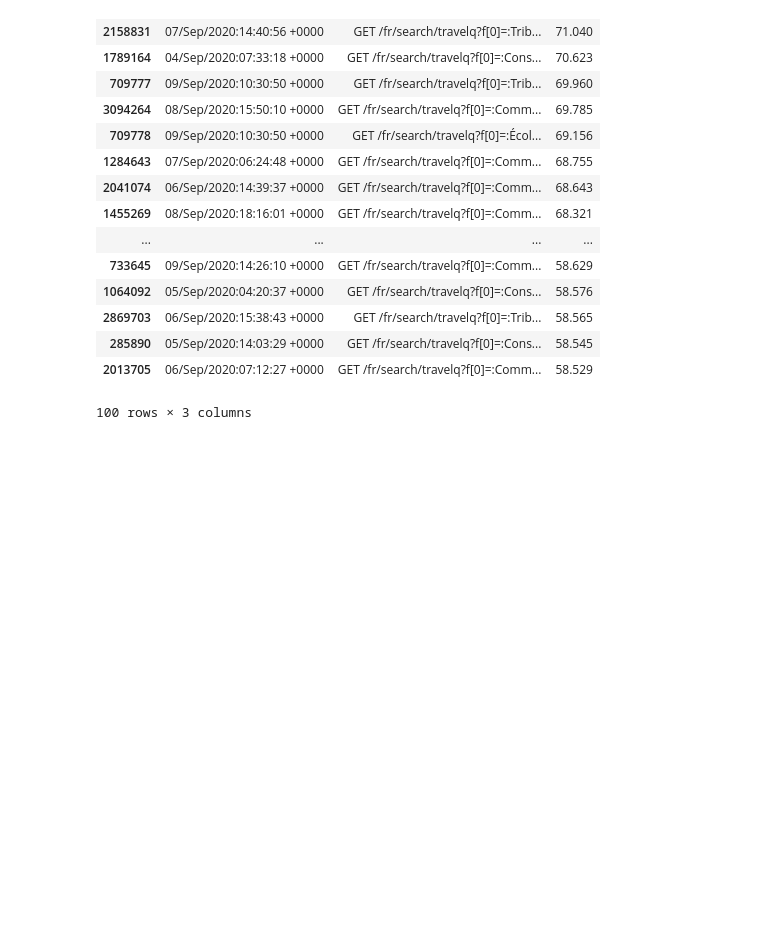
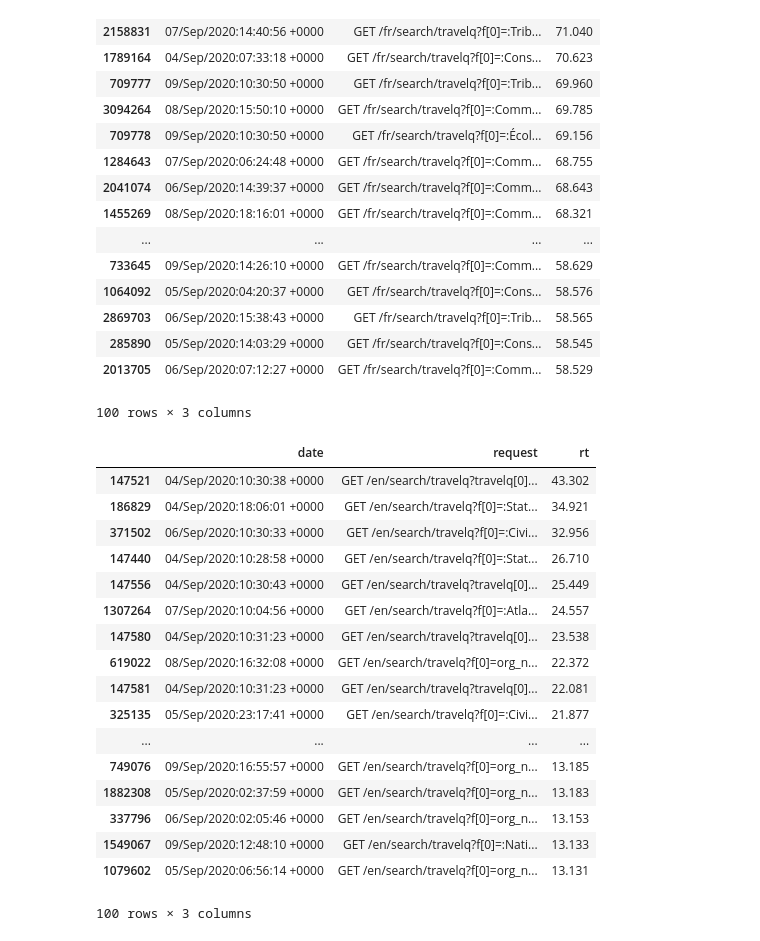
Before and after one commit to wardi/issue, a Jupyter notebook: analysis.ipynb, the cells around one changed output. Drawn from its saved outputs; the diff is of its cells as text; code cells hidden in the pictures; blank space fills up the shorter version.

Commit message:
english travelq

```diff
--- a/analysis.ipynb
+++ b/analysis.ipynb
@@ -29,3 +29,26 @@ hdf
 | 285890 | 05/Sep/2020:14:03:29 +0000 | GET /fr/search/travelq?f[0]=:Cons... | 58.545 |
 | 2013705 | 06/Sep/2020:07:12:27 +0000 | GET /fr/search/travelq?f[0]=:Comm... | 58.529 |
 100 rows × 3 columns
+# %%
+endf = sdf[sdf['request'].str.match('GET /en/search/travelq')][['date', 'request', 'rt']].head(100)
+endf['request'] = endf['request'].map(urllib.parse.unquote)
+endf
+# %% [output]
+|  | date | request | rt |
+| 147521 | 04/Sep/2020:10:30:38 +0000 | GET /en/search/travelq?travelq[0]... | 43.302 |
+| 186829 | 04/Sep/2020:18:06:01 +0000 | GET /en/search/travelq?f[0]=:Stat... | 34.921 |
+| 371502 | 06/Sep/2020:10:30:33 +0000 | GET /en/search/travelq?f[0]=:Civi... | 32.956 |
+| 147440 | 04/Sep/2020:10:28:58 +0000 | GET /en/search/travelq?f[0]=:Stat... | 26.710 |
+| 147556 | 04/Sep/2020:10:30:43 +0000 | GET /en/search/travelq?travelq[0]... | 25.449 |
+| 1307264 | 07/Sep/2020:10:04:56 +0000 | GET /en/search/travelq?f[0]=:Atla... | 24.557 |
+| 147580 | 04/Sep/2020:10:31:23 +0000 | GET /en/search/travelq?travelq[0]... | 23.538 |
+| 619022 | 08/Sep/2020:16:32:08 +0000 | GET /en/search/travelq?f[0]=org_n... | 22.372 |
+| 147581 | 04/Sep/2020:10:31:23 +0000 | GET /en/search/travelq?travelq[0]... | 22.081 |
+| 325135 | 05/Sep/2020:23:17:41 +0000 | GET /en/search/travelq?f[0]=:Civi... | 21.877 |
+| ... | ... | ... | ... |
+| 749076 | 09/Sep/2020:16:55:57 +0000 | GET /en/search/travelq?f[0]=org_n... | 13.185 |
+| 1882308 | 05/Sep/2020:02:37:59 +0000 | GET /en/search/travelq?f[0]=org_n... | 13.183 |
+| 337796 | 06/Sep/2020:02:05:46 +0000 | GET /en/search/travelq?f[0]=org_n... | 13.153 |
+| 1549067 | 09/Sep/2020:12:48:10 +0000 | GET /en/search/travelq?f[0]=:Nati... | 13.133 |
+| 1079602 | 05/Sep/2020:06:56:14 +0000 | GET /en/search/travelq?f[0]=org_n... | 13.131 |
+100 rows × 3 columns
```
